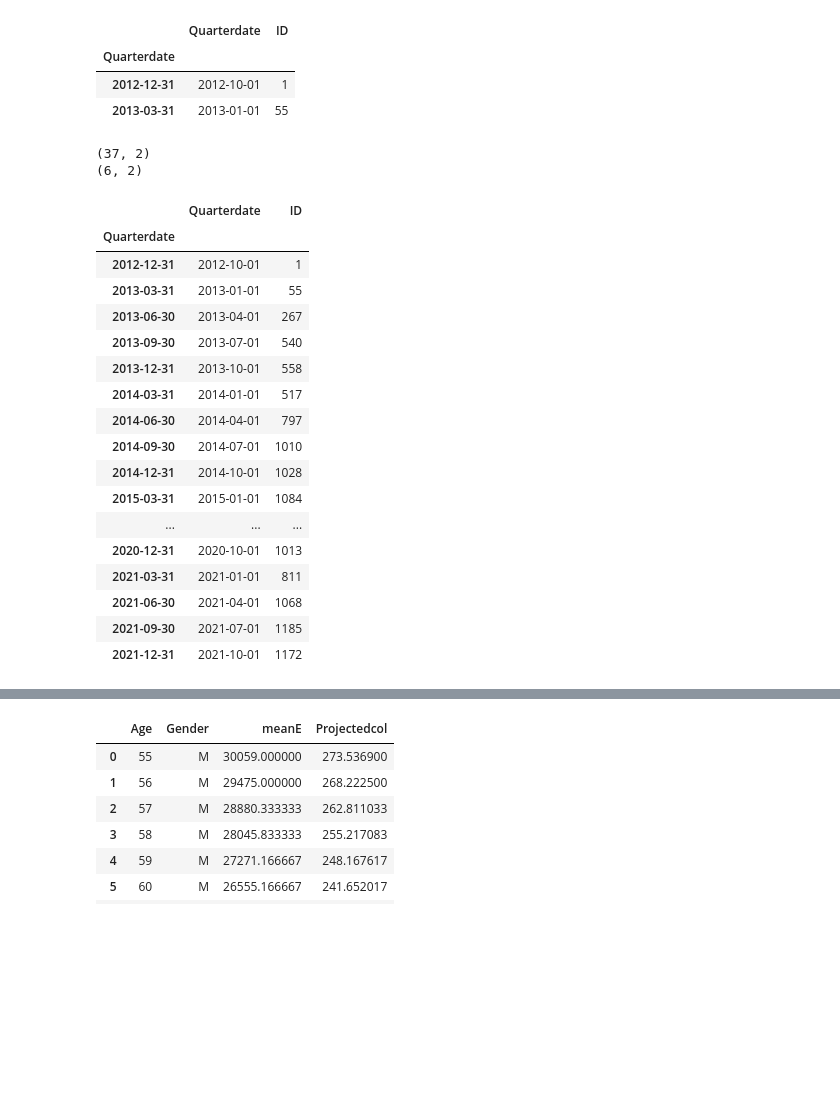
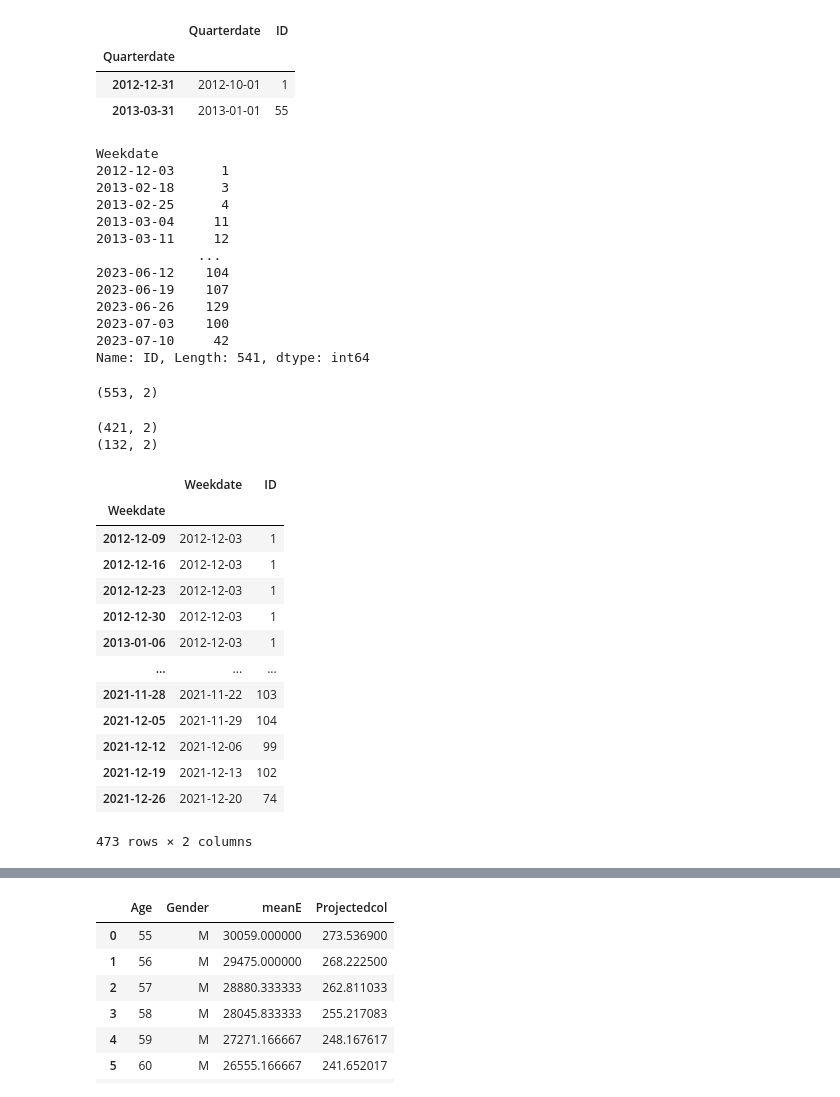
Before and after one commit to raku43/MScDACapstone, a Jupyter notebook: MScDA_Capstone.ipynb, the cells around one changed output, grey strips where cells are left out. Cells and saved outputs as stored; diff of their text form; code cells hidden in the pictures; blank space fills up the shorter version.

```diff
--- a/MScDA_Capstone.ipynb
+++ b/MScDA_Capstone.ipynb
@@ -1074,3 +1076,6 @@ dfcolraw
 | 41389 | 41390 | 80 | 2023-07-12 | M | 13 | 1 | 7 | 2023 | July | 2023-07-01 |
 | 41390 | 41391 | 67 | 2023-07-12 | M | 13 | 1 | 7 | 2023 | July | 2023-07-01 |
 41391 rows × 10 columns
+# %%
+dfcolraw['Weekdate'] = pd.PeriodIndex(dfcolraw.proceduredate, freq='W').to_timestamp()
+dfcolraw
@@ -1342,34 +1368,55 @@ df_timeseriesQD.head(2)
 | Quarterdate |  |  |
 | 2012-12-31 | 2012-10-01 | 1 |
 | 2013-03-31 | 2013-01-01 | 55 |
+# %%
+dfcolraw.groupby(['Weekdate'])['ID'].count()
+# %% [output]
+Weekdate
+2012-12-03      1
+2013-02-18      3
+2013-02-25      4
+2013-03-04     11
+2013-03-11     12
+             ...
+2023-06-12    104
+2023-06-19    107
+2023-06-26    129
+2023-07-03    100
+2023-07-10     42
+Name: ID, Length: 541, dtype: int64
+# %%
+df_timeseriesWD = dfcolraw.groupby(['Weekdate'])['ID'].count()
+df_timeseriesWD=pd.DataFrame(df_timeseriesWD).reset_index()
+df_timeseriesWD=df_timeseriesWD.set_index(pd.to_datetime(df_timeseriesWD['Weekdate']))
+
+df_timeseriesWD = df_timeseriesWD.asfreq('W','ffill')
+df_timeseriesWD.shape
+# %% [output]
+(553, 2)
 # %%
-train = df_timeseriesQD[(df_timeseriesQD.index < pd.to_datetime("2022-01-01", format='%Y-%m-%d')) ]
-test = df_timeseriesQD[df_timeseriesQD.index >= pd.to_datetime("2022-01-01", format='%Y-%m-%d')]
+trainw = df_timeseriesWD[(df_timeseriesWD.index < pd.to_datetime("2021-01-01", format='%Y-%m-%d')) ]
+testw = df_timeseriesWD[df_timeseriesWD.index >= pd.to_datetime("2021-01-01", format='%Y-%m-%d')]
 
-print(train.shape)
-print(test.shape)
+print(trainw.shape)
+print(testw.shape)
 train
 # %% [output]
-(37, 2)
-(6, 2)
+(421, 2)
+(132, 2)
-|  | Quarterdate | ID |
-| Quarterdate |  |  |
-| 2012-12-31 | 2012-10-01 | 1 |
-| 2013-03-31 | 2013-01-01 | 55 |
-| 2013-06-30 | 2013-04-01 | 267 |
-| 2013-09-30 | 2013-07-01 | 540 |
-| 2013-12-31 | 2013-10-01 | 558 |
-| 2014-03-31 | 2014-01-01 | 517 |
-| 2014-06-30 | 2014-04-01 | 797 |
-| 2014-09-30 | 2014-07-01 | 1010 |
-| 2014-12-31 | 2014-10-01 | 1028 |
-| 2015-03-31 | 2015-01-01 | 1084 |
+|  | Weekdate | ID |
+| Weekdate |  |  |
+| 2012-12-09 | 2012-12-03 | 1 |
+| 2012-12-16 | 2012-12-03 | 1 |
+| 2012-12-23 | 2012-12-03 | 1 |
+| 2012-12-30 | 2012-12-03 | 1 |
+| 2013-01-06 | 2012-12-03 | 1 |
 | ... | ... | ... |
-| 2020-12-31 | 2020-10-01 | 1013 |
-| 2021-03-31 | 2021-01-01 | 811 |
-| 2021-06-30 | 2021-04-01 | 1068 |
-| 2021-09-30 | 2021-07-01 | 1185 |
-| 2021-12-31 | 2021-10-01 | 1172 |
+| 2021-11-28 | 2021-11-22 | 103 |
+| 2021-12-05 | 2021-11-29 | 104 |
+| 2021-12-12 | 2021-12-06 | 99 |
+| 2021-12-19 | 2021-12-13 | 102 |
+| 2021-12-26 | 2021-12-20 | 74 |
+473 rows × 2 columns
 # %%
 # Create and train forecaster
 # ==============================================================================
```
Also changed, not shown: parts of 56 cells of this notebook.
